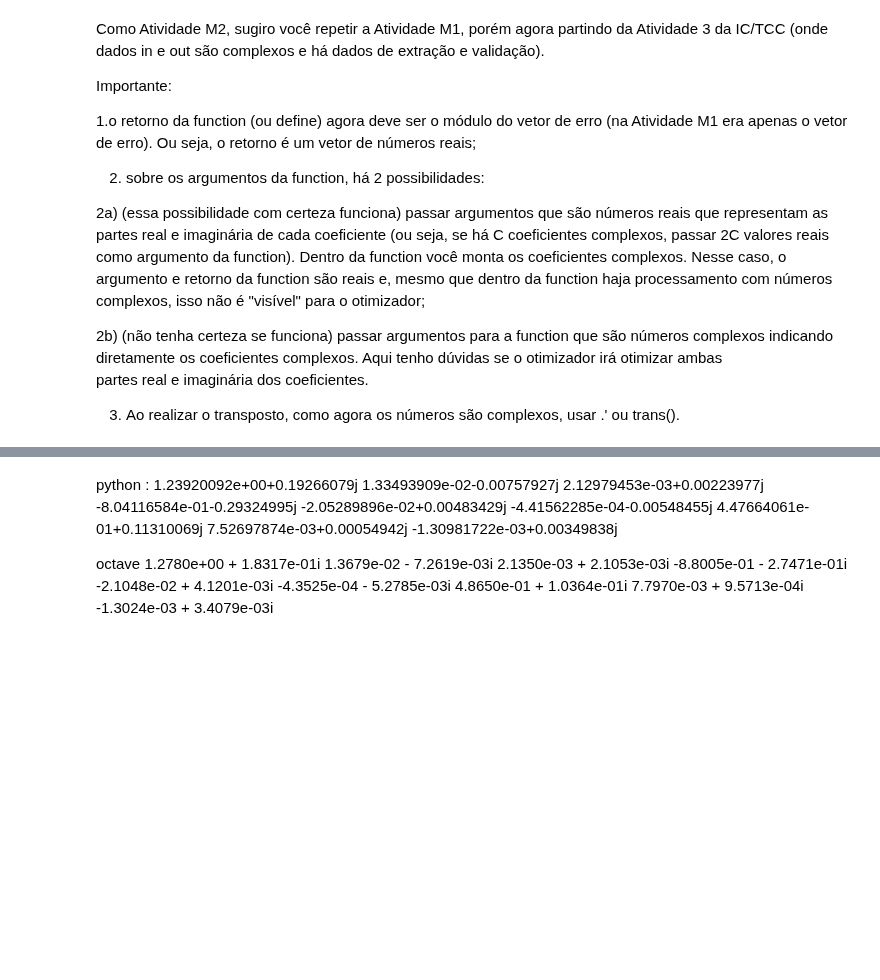
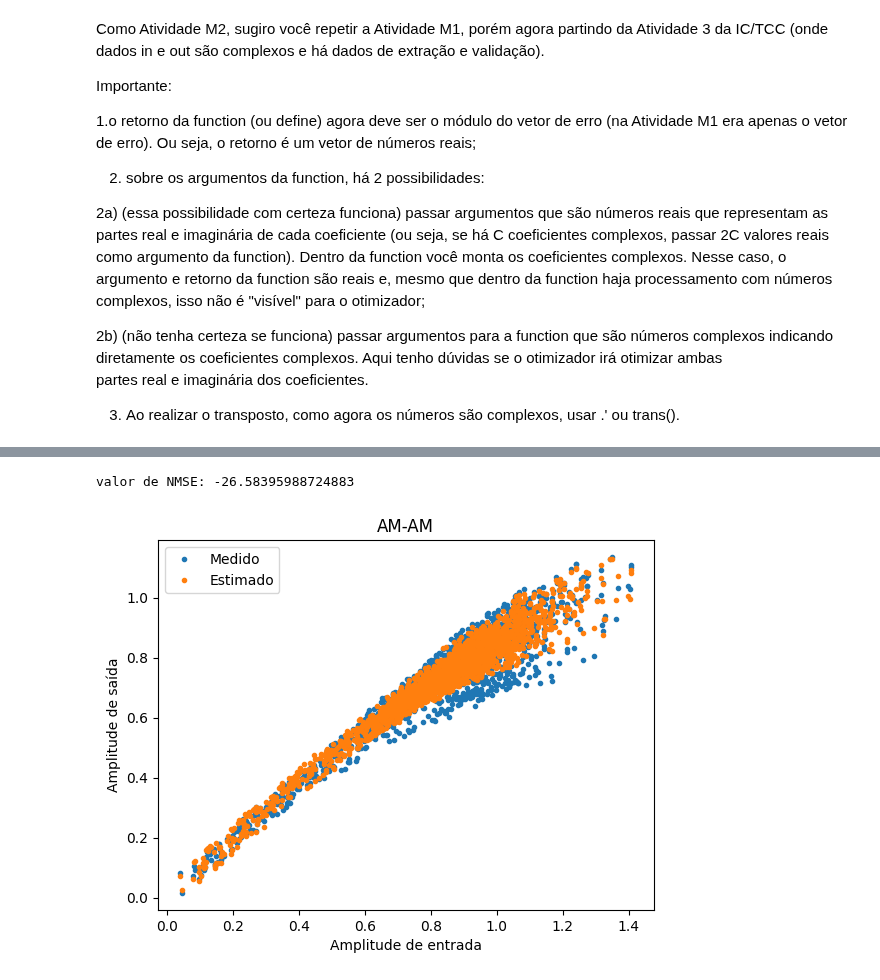
Before and after one commit to Je-Leo-AS/DPD, a Jupyter notebook: M2.ipynb, the cells around one changed output, grey strips where cells are left out. Cells and saved outputs as stored; diff of their text form; code cells hidden in the pictures; blank space fills up the shorter version.

```diff
--- a/M2.ipynb
+++ b/M2.ipynb
@@ -39,14 +39,12 @@ def erro_mp_complex(params, x_in, y_out, ordem, memoria):
     N = len(x_in)
     y_est = np.zeros(N, dtype=complex)
 
-    for n in range(memoria, N):
-        soma = 0
-        idx = 0
-        for m in range(memoria+1):
-            for p in range(1, ordem+1):
-                soma += coef[idx] * (x_in[n-m]**p)
-                idx += 1
-        y_est[n] = soma
+    idx = 0
+    for k in range(memoria+1):
+        xk = np.roll(x_in, k)
+        for p in range(1, ordem+1):
+            y_est += coef[idx] * (xk * np.abs(xk)**((p-1)*2))
+            idx += 1
 
     erro = y_out - y_est
     return np.abs(erro)   # retorno deve ser real (módulo do erro)
@@ -95,22 +93,33 @@ MSE validação: 0.004144985707882734
-# %% [markdown]
-python :
-  1.23920092e+00+0.19266079j
-  1.33493909e-02-0.00757927j
-  2.12979453e-03+0.00223977j
- -8.04116584e-01-0.29324995j
- -2.05289896e-02+0.00483429j
- -4.41562285e-04-0.00548455j
-  4.47664061e-01+0.11310069j
-  7.52697874e-03+0.00054942j
- -1.30981722e-03+0.00349838j
-
-octave
-   1.2780e+00 + 1.8317e-01i
-   1.3679e-02 - 7.2619e-03i
-   2.1350e-03 + 2.1053e-03i
-  -8.8005e-01 - 2.7471e-01i
-  -2.1048e-02 + 4.1201e-03i
-  -4.3525e-04 - 5.2785e-03i
-   4.8650e-01 + 1.0364e-01i
-   7.7970e-03 + 9.5713e-04i
-  -1.3024e-03 + 3.4079e-03i
+# %%
+import matplotlib.pyplot as plt
+nmse_calculo = lambda predicted_val, data_out, M:10 * np.log10(np.mean(np.abs(data_out[M:] - predicted_val) ** 2) / np.mean(np.abs(data_out[M:]) ** 2))
+
+def mp(P, M, xn, coef):
+    L = xn.shape[0]
+    y_est = np.zeros(L, dtype=complex)
+
+    idx = 0
+    for k in range(M+1):
+        xk = np.roll(xn, k)
+        for p in range(1, P+1):
+            y_est += coef[idx] * (xk * np.abs(xk)**((p-1)*2))
+            idx += 1
+    return y_est
+
+
+predicted_val = mp(ordem, memoria, in_data_val, coef_otimo)
+
+nmse_calculado = nmse_calculo(predicted_val[memoria:], out_data_val, memoria)
+print(f"valor de NMSE: {nmse_calculado}")
+plt.figure()
+plt.plot(np.abs(in_data_val[memoria:]), np.abs(out_data_val[memoria:]), '.', label='Medido')
+plt.plot(np.abs(in_data_val[memoria:]), np.abs(predicted_val[memoria:]), '.', label='Estimado')
+plt.xlabel('Amplitude de entrada')
+plt.ylabel('Amplitude de saída')
+plt.title('AM-AM')
+plt.legend()
+
+plt.show()
+# %% [output]
+valor de NMSE: -26.58395988724883
+[figure, added]
```
Also changed, not shown: parts of 1 cell of this notebook, 5 other files.
